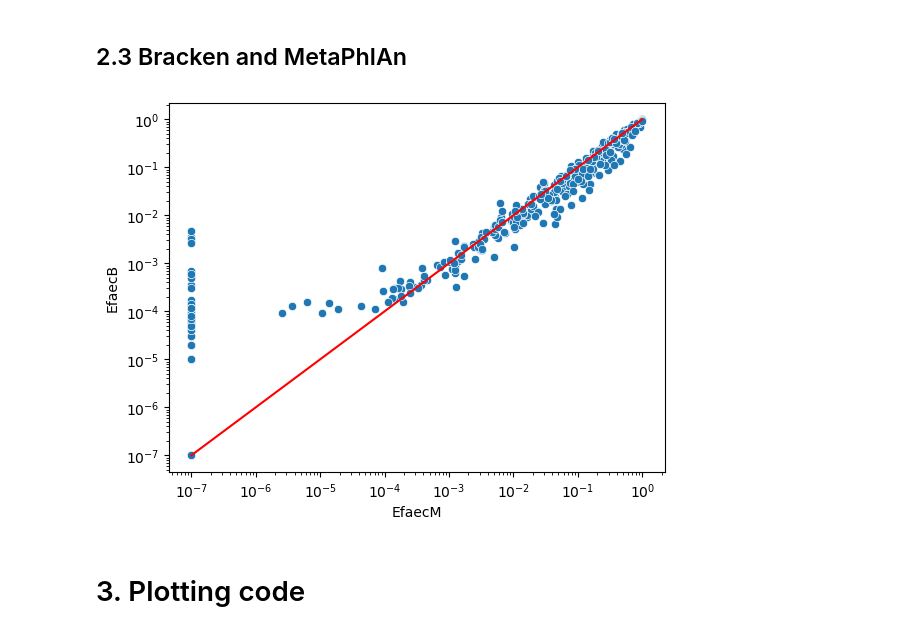
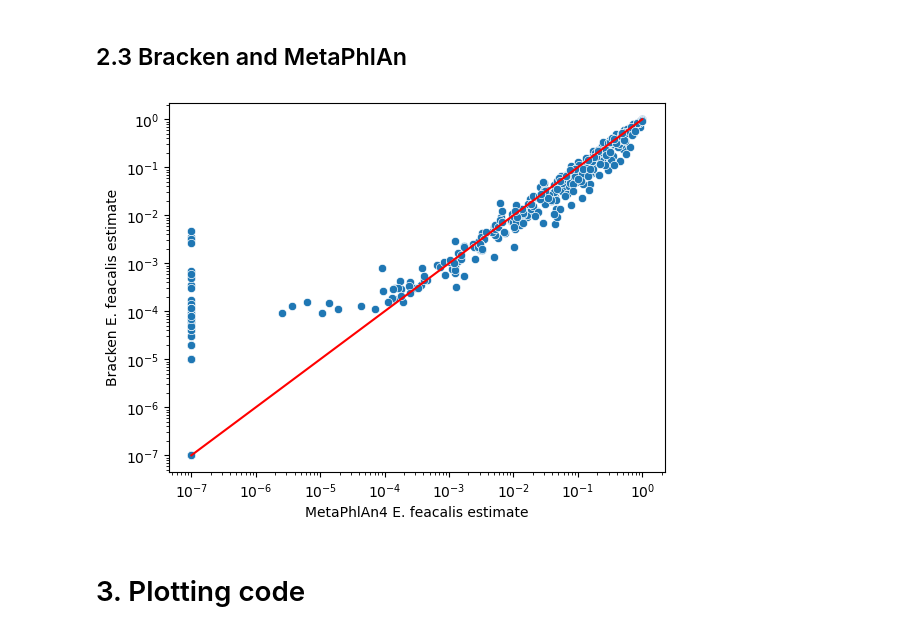
Before and after one commit to gibsonlab/chronostrain, a Jupyter notebook: examples/infant-nt/notebooks/inference_comparison.ipynb, the cells around one changed output. Cells and saved outputs as stored; diff of their text form; code cells hidden in the pictures.

```diff
--- a/examples/infant-nt/notebooks/inference_comparison.ipynb
+++ b/examples/infant-nt/notebooks/inference_comparison.ipynb
@@ -627,7 +679,7 @@ Found 0 new infant results, since the last time this cell was run.
 ## 2.3 Bracken and MetaPhlAn
 # %%
 def load_metaphlan_sample_estimate(infant_id, sample_id):
-    metaphlan_outdir = Path("/mnt/e/infant_nt") / infant_id / 'metaphlan' / sample_id
+    metaphlan_outdir = DATA_DIR / infant_id / 'metaphlan' / sample_id
     metaphlan_df = pd.read_csv(metaphlan_outdir / 'profiled_metagenome.txt', sep='\t', comment='#', header=None)
     efaec_hits = metaphlan_df.loc[metaphlan_df[0].str.endswith("s__Enterococcus_faecalis"), 2]
     if efaec_hits.shape[0] == 0:
@@ -641,8 +693,7 @@ def load_metaphlan_sample_estimate(infant_id, sample_id):
 def load_metaphlan_results_all(infant_list: List[str]):
     df_entries = []
     for infant_id in infant_list:
-        # infant_dataset = pd.read_csv(DATA_DIR / infant_id / 'dataset.tsv', sep='\t')
-        infant_dataset = pd.read_csv(Path("/mnt/e/infant_nt") / infant_id / 'dataset.tsv', sep='\t')
+        infant_dataset = pd.read_csv(DATA_DIR / infant_id / 'dataset.tsv', sep='\t')
         for _, row in infant_dataset.iterrows():
             t = row['T']
             sample_id = row['SampleId']
@@ -660,7 +711,6 @@ def load_metaphlan_results_all(infant_list: List[str]):
 
 def load_bracken_sample_estimate(infant_id, sample_id):
     kraken_outdir = DATA_DIR / infant_id / 'kraken' / sample_id
-    kraken_outdir = Path("/mnt/e/infant_nt") / infant_id / 'kraken' / sample_id
     bracken_df = pd.read_csv(kraken_outdir / 'bracken.out', sep='\t')
     efaec_abund = float(bracken_df.loc[bracken_df['name'] == 'Enterococcus faecalis', 'fraction_total_reads'].item())
     return efaec_abund
@@ -669,8 +719,7 @@ def load_bracken_sample_estimate(infant_id, sample_id):
 def load_bracken_results_all(infant_list: List[str]):
     df_entries = []
     for infant_id in infant_list:
-        # infant_dataset = pd.read_csv(DATA_DIR / infant_id / 'dataset.tsv', sep='\t')
-        infant_dataset = pd.read_csv(Path("/mnt/e/infant_nt") / infant_id / 'dataset.tsv', sep='\t')
+        infant_dataset = pd.read_csv(DATA_DIR / infant_id / 'dataset.tsv', sep='\t')
         for _, row in infant_dataset.iterrows():
             t = row['T']
             sample_id = row['SampleId']
@@ -686,17 +735,19 @@ def load_bracken_results_all(infant_list: List[str]):
 metaphlan_estimates = load_metaphlan_results_all(infant_ids)
 bracken_estimates = load_bracken_results_all(infant_ids)
 # %%
-_m = metaphlan_estimates.merge(bracken_estimates, on=['Infant', 'T'], suffixes=['M', 'B'])
-_m['EfaecM'] = _m['EfaecM'] + 1e-7
-_m['EfaecB'] = _m['EfaecB'] + 1e-7
+_m = metaphlan_estimates.merge(bracken_estimates, on=['Infant', 'T'], suffixes=['Metaphlan', 'Bracken'])
+_m['EfaecMetaphlan'] = _m['EfaecMetaphlan'] + 1e-7
+_m['EfaecBracken'] = _m['EfaecBracken'] + 1e-7
 
 fig, ax = plt.subplots(1, 1)
-sb.scatterplot(_m, x='EfaecM', y='EfaecB', ax=ax)
+sb.scatterplot(_m, x='EfaecMetaphlan', y='EfaecBracken', ax=ax)
 ax.plot([1e-7, 1.0], [1e-7, 1.0], color='red')
+ax.set_xlabel("MetaPhlAn4 E. feacalis estimate")
+ax.set_ylabel("Bracken E. feacalis estimate")
 ax.set_xscale('log')
 ax.set_yscale('log')
 # %% [output]
-[figure, old version]
+[figure, new version]
 # %% [markdown]
 # 3. Plotting code
 # %% [markdown]
```
Also changed, not shown: parts of 21 cells of this notebook, 10 other files.
